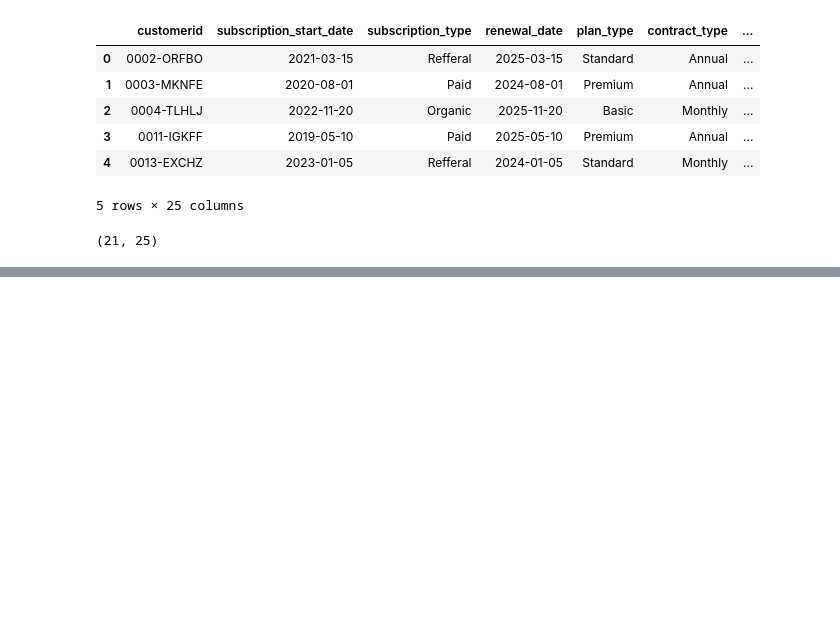
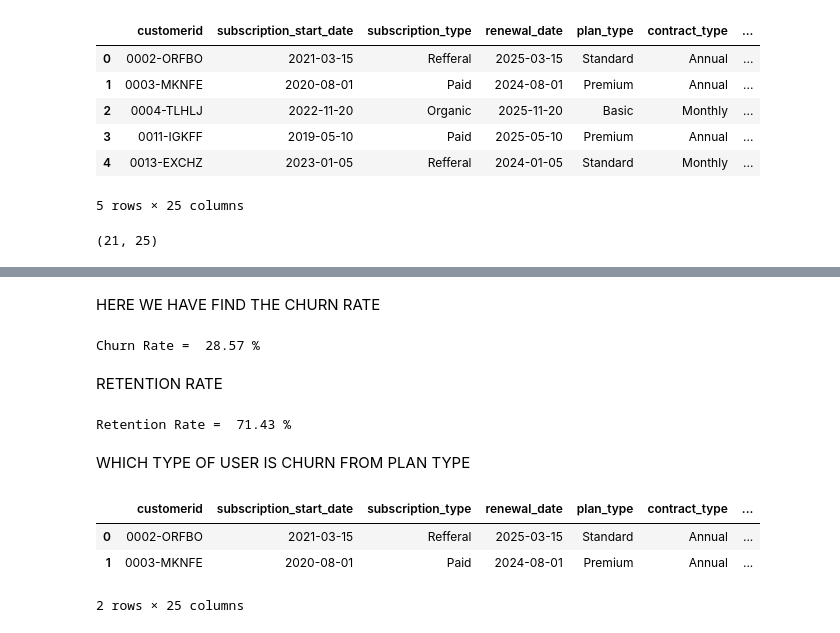
Before and after one commit to Aditya-Gupta21/Churn-Analysis, a Jupyter notebook: churn_analysis.ipynb, the cells around one changed output, grey strips where cells are left out. Cells and saved outputs as stored; diff of their text form; code cells hidden in the pictures; blank space fills up the shorter version.

```diff
--- a/churn_analysis.ipynb
+++ b/churn_analysis.ipynb
@@ -509,0 +516,23 @@ df.shape
+# %% [markdown]
+HERE WE HAVE FIND THE CHURN RATE
+# %%
+churn_rate = df['churn_flag'].mean()*100
+print("Churn Rate = ", round(churn_rate,2),"%")
+# %% [output]
+Churn Rate =  28.57 %
+# %% [markdown]
+RETENTION RATE
+# %%
+retention_rate = 100 - churn_rate
+print("Retention Rate = ", round(retention_rate,2), "%")
+# %% [output]
+Retention Rate =  71.43 %
+# %% [markdown]
+WHICH TYPE OF USER IS CHURN FROM PLAN TYPE
+# %%
+df.head(2)
+# %% [output]
+|  | customerid | subscription_start_date | subscription_type | renewal_date | plan_type | contract_type | ... |
+| 0 | 0002-ORFBO | 2021-03-15 | Refferal | 2025-03-15 | Standard | Annual | ... |
+| 1 | 0003-MKNFE | 2020-08-01 | Paid | 2024-08-01 | Premium | Annual | ... |
+2 rows × 25 columns
```
Also changed, not shown: parts of 24 cells of this notebook.
